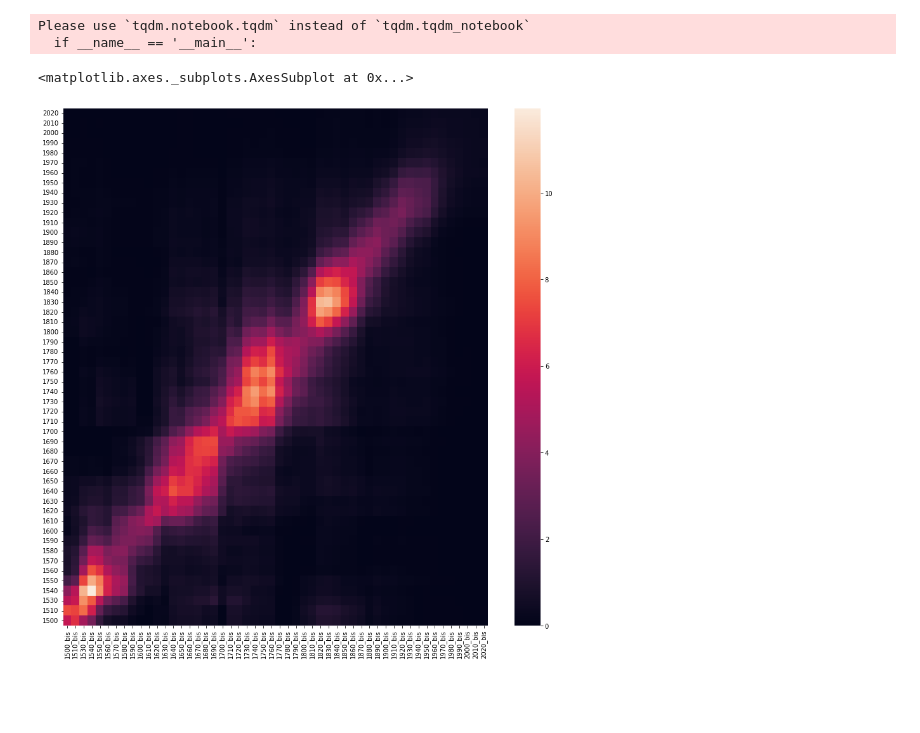
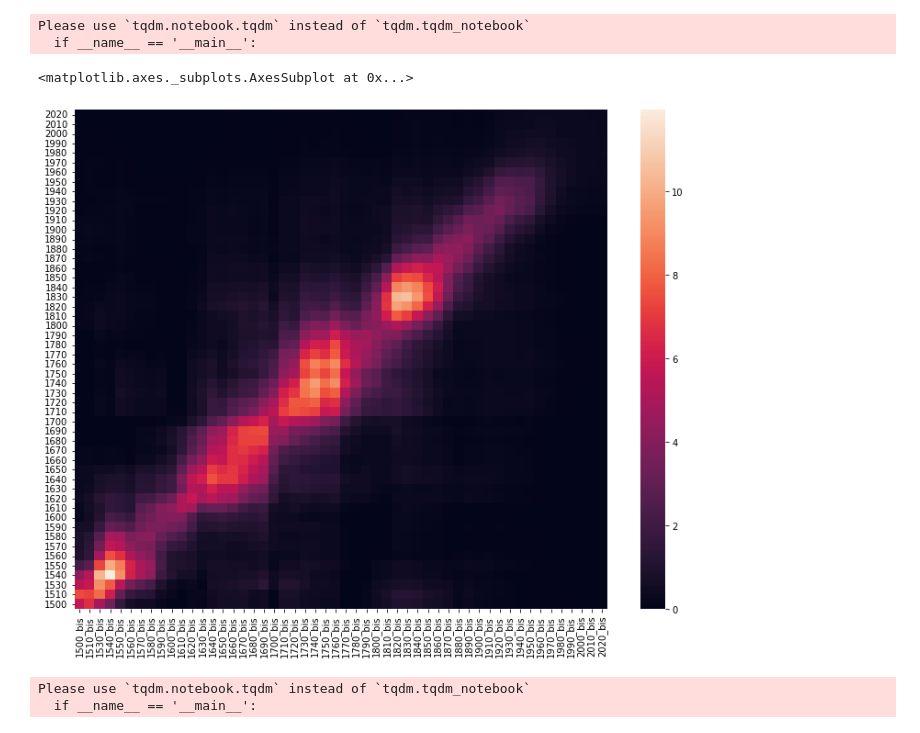
Before and after one commit to ChabiMax/author_network, a Jupyter notebook: Main analysis.ipynb, the cells around one changed output. Cells and saved outputs as stored; diff of their text form; code cells hidden in the pictures; blank space fills up the shorter version.

```diff
--- a/Main analysis.ipynb
+++ b/Main analysis.ipynb
@@ -124,9 +123,51 @@ for année in tqdm_notebook(reversed(range(1500, 2025, 10))) :
 Please use `tqdm.notebook.tqdm` instead of `tqdm.tqdm_notebook`
   if __name__ == '__main__':
 # %%
-plt.rcParams['figure.figsize'] = [15, 15]
+plt.rcParams['figure.figsize'] = [13, 10]
 connection_rate_data = pd.DataFrame(connection_rate_list).T
 sns.heatmap(connection_rate_data)
 # %% [output]
 <matplotlib.axes._subplots.AxesSubplot at 0x...>
-[figure, old version]
+[figure, new version]
+# %%
+
+node_table['date_naissance'] = pd.to_numeric(node_table['date_naissance'])
+node_table['date_mort'] = pd.to_numeric(node_table['date_mort'], errors='coerce')
+node_table = node_table.dropna()
+
+# Two year subset for 2D mapping
+
+connection_rate_yearpond_list = {}
+for année in tqdm_notebook(reversed(range(1500, 2025, 10))) :
+  BOOL = (node_table.date_naissance + 15 < année) & (node_table.date_mort > année) & (node_table.date_naissance + 70 > année)
+  id_subset = list(node_table[BOOL]['Id'])
+  temp_list = {}
+  if len(id_subset) > 10 :
+    for année_bis in range(1500, 2025, 10) :
+      BOOL = (node_table.date_naissance + 15 < année_bis) & (node_table.date_mort > année_bis) & (node_table.date_naissance + 70 > année_bis)
+      id_subset_bis = list(node_table[BOOL]['Id'])
+      if len(id_subset_bis) > 10 :
+        try :
+
+          BOOL = edge_table['source'].isin(id_subset + id_subset_bis) & edge_table['target'].isin(id_subset + id_subset_bis)
+          edge_table_subset_merged = edge_table[BOOL]
+
+          #graph_merged = nx.from_pandas_edgelist(edge_table_subset_merged, source = 'source', target = 'target')
+          #directed_graph_merged = nx.from_pandas_edgelist(edge_table_subset_merged, source = 'source', target = 'target', create_using=nx.DiGraph())
+          #graph_merged_connected_components = sorted(nx.connected_components(graph_merged), key=len, reverse=True)
+          #graph_merged_giant = graph_merged.subgraph(graph_merged_connected_components[0])
+
+          giant_size = annee_data.loc[annee_data['annee'] == année, 'graph_giant_size'].iat[0]
+          BOOL = edge_table['source'].isin(id_subset) & edge_table['target'].isin(id_subset_bis)
+          edges_to_bis = len(edge_table_subset_merged[BOOL])
+          possible_connections = len(id_subset)*len(id_subset_bis) - len(id_subset + id_subset_bis) + len(set(id_subset + id_subset_bis))
+          connection_rate = edges_to_bis*100*np.sqrt(abs(année - année_bis) + 2) / possible_connections
+          temp_list[str(année_bis) + '_bis'] = connection_rate
+
+        except :
+          pass
+
+    connection_rate_yearpond_list[str(année)] = temp_list
+# %% [output]
+Please use `tqdm.notebook.tqdm` instead of `tqdm.tqdm_notebook`
+  if __name__ == '__main__':
```
Also changed, not shown: parts of 2 cells of this notebook.
